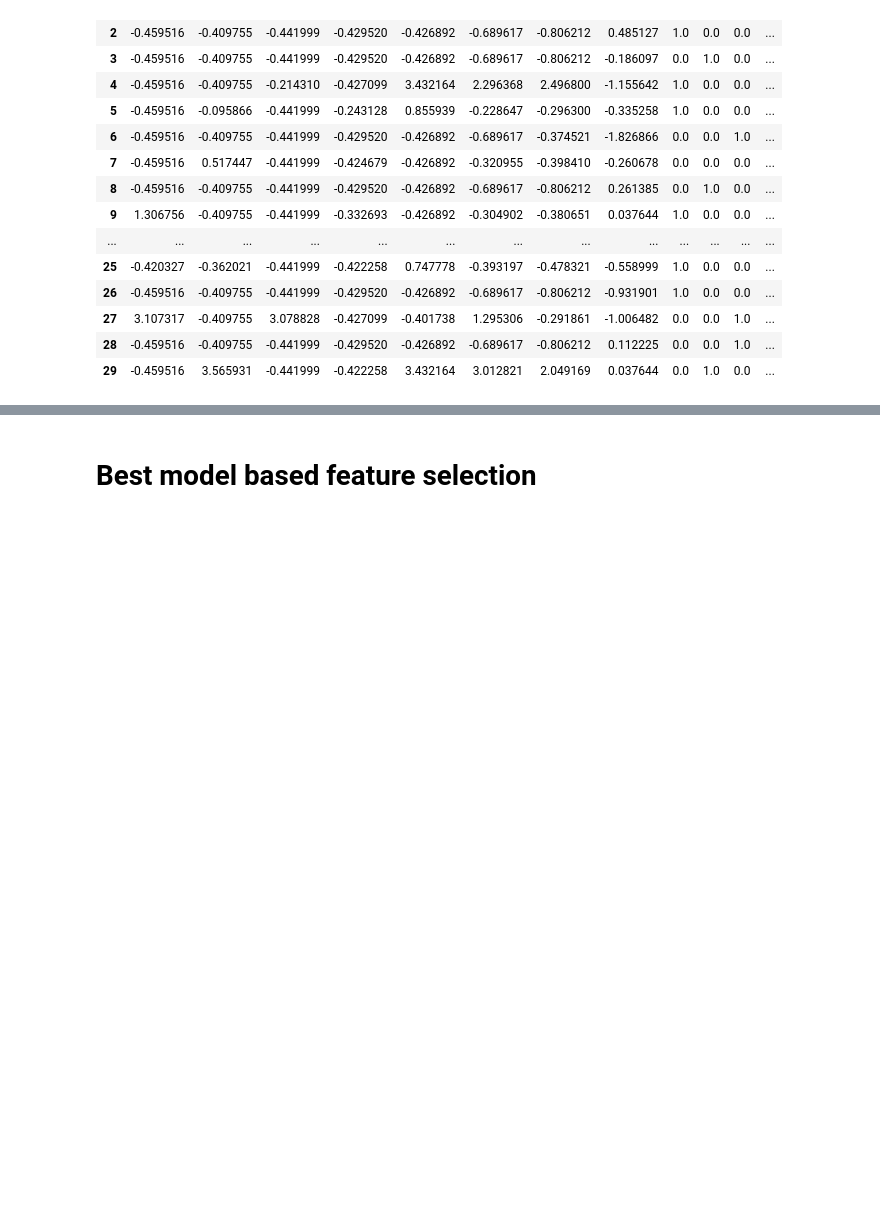
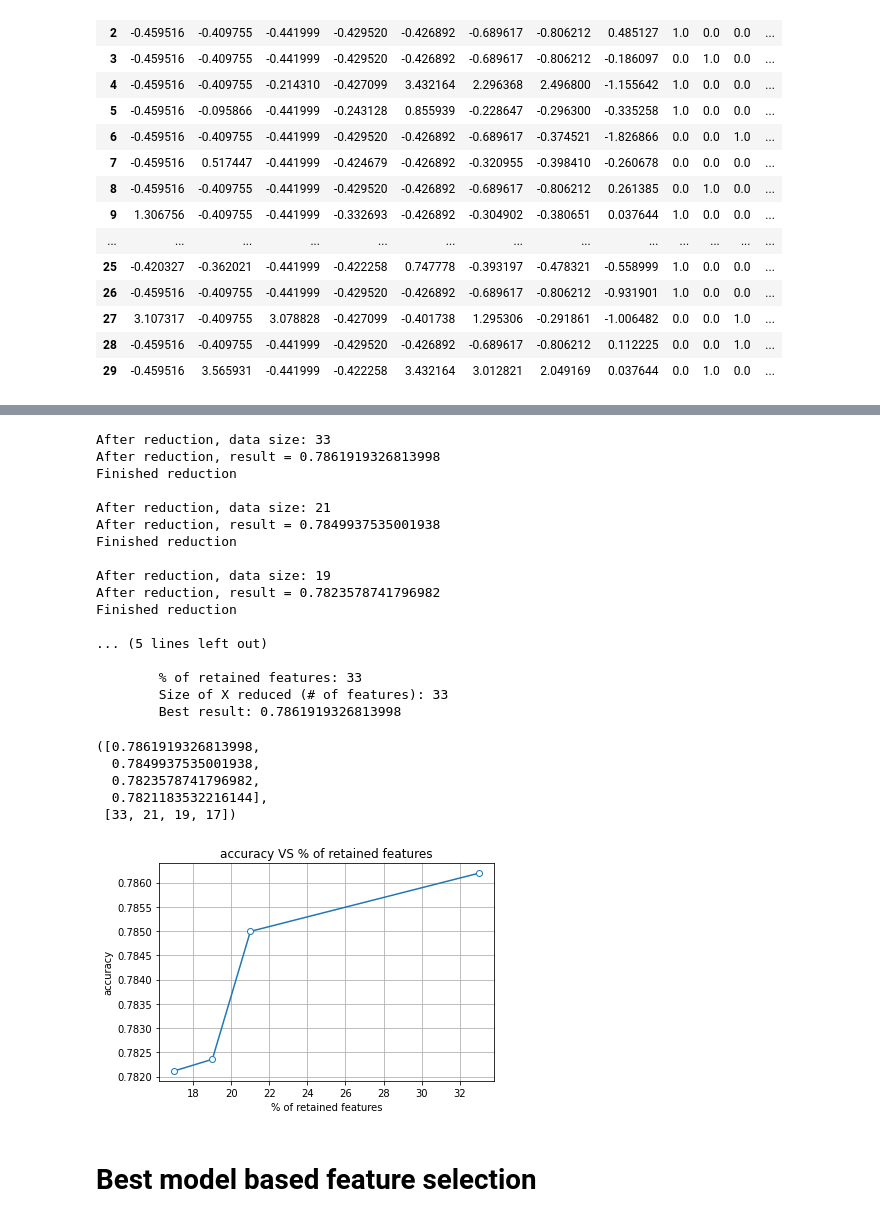
Before and after one commit to PashaIanko/Kaggle.Spaceship-Titanic, a Jupyter notebook: 2_data_preparation.ipynb, the cells around one changed output, grey strips where cells are left out. Drawn from its saved outputs; the diff is of its cells as text; code cells hidden in the pictures; blank space fills up the shorter version.

Commit message:
did PCA experiment

```diff
--- a/2_data_preparation.ipynb
+++ b/2_data_preparation.ipynb
@@ -1199,0 +1211,15 @@ pd.DataFrame(df_trainval_processed).head(30)
+# %%
+from lightgbm import LGBMClassifier
+from sklearn.model_selection import cross_val_score
+
+best_model = LGBMClassifier(
+    boosting_type='dart',
+    learning_rate=0.09,
+    max_depth=6,
+    min_child_samples=11,
+    n_estimators=495,
+    num_leaves=10,
+    objective='binary',
+    reg_alpha=0.7,
+    reg_lambda=0.86
+)
@@ -1200,3 +1293,44 @@ pd.DataFrame(df_trainval_processed).head(30)
+# %%
+pca_experiment(
+    best_model,
+    X_=subsample[:, :-1],
+    Y_=subsample[:, -1],
+    scoring_='accuracy',
+    data_sizes_=[
+        df_trainval_processed[:, :-1].shape[1],
+        # 30,
+        # 27,
+        # 26,
+        # 23,
+        21,
+        19,
+        17
+    ]
+)
+# %% [output]
+After reduction, data size: 33
+After reduction, result = 0.7861919326813998
+Finished reduction
+
+After reduction, data size: 21
+After reduction, result = 0.7849937535001938
+Finished reduction
+
+After reduction, data size: 19
+After reduction, result = 0.7823578741796982
+Finished reduction
+
+... (5 lines left out)
+
+        % of retained features: 33
+        Size of X reduced (# of features): 33
+        Best result: 0.7861919326813998
+([0.7861919326813998,
+  0.7849937535001938,
+  0.7823578741796982,
+  0.7821183532216144],
+ [33, 21, 19, 17])
+[figure, added]
 # %% [markdown]
 # Best model based feature selection
 # %%
```
Also changed, not shown: parts of 8 cells of this notebook.
